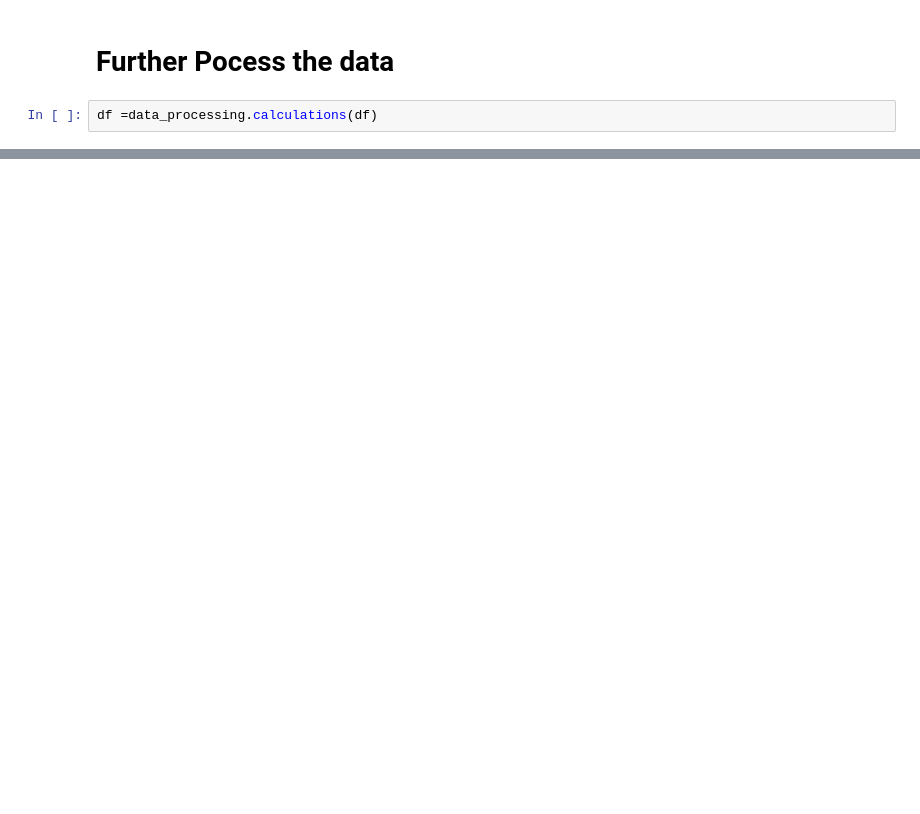
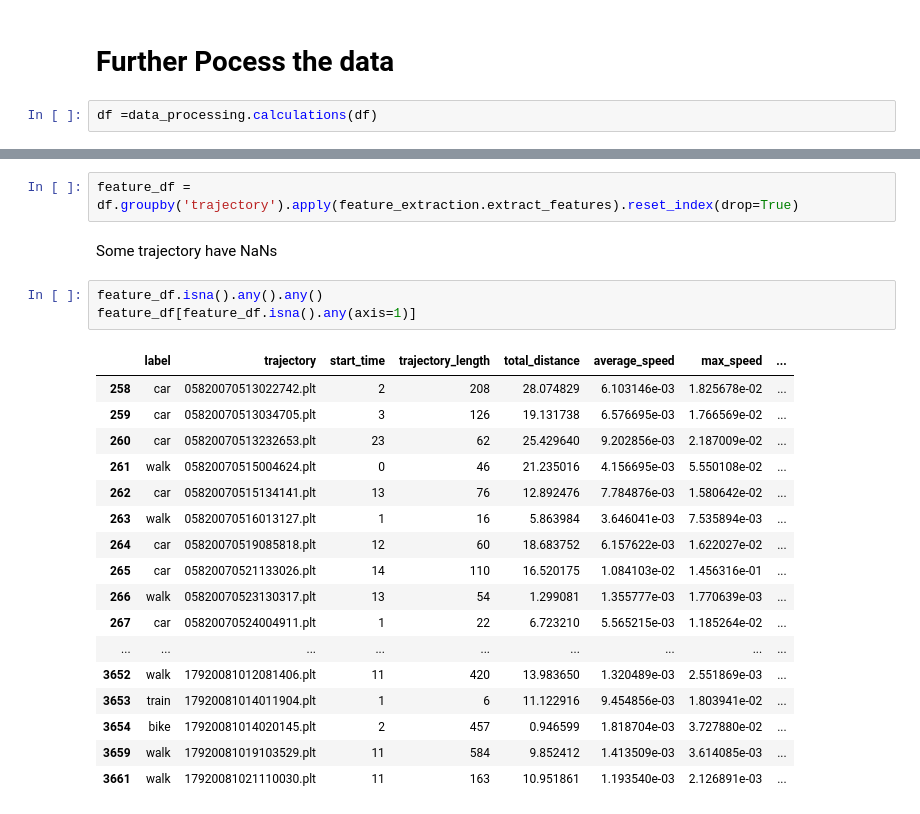
Before and after one commit to benteuu/Masterarbeit-Repo, a Jupyter notebook: data_extraction.ipynb, the cells around one changed output, grey strips where cells are left out. Drawn from its saved outputs; the diff is of its cells as text; blank space fills up the shorter version.

```diff
--- a/data_extraction.ipynb
+++ b/data_extraction.ipynb
@@ -97,0 +195,25 @@ AttributeError: module 'data_processing' has no attribute 'plusfour'
+# %%
+feature_df = df.groupby('trajectory').apply(feature_extraction.extract_features).reset_index(drop=True)
+# %% [markdown]
+Some trajectory have NaNs
+# %%
+feature_df.isna().any().any()
+feature_df[feature_df.isna().any(axis=1)]
+# %% [output]
+|  | label | trajectory | start_time | trajectory_length | total_distance | average_speed | max_speed | ... |
+| 258 | car | 05820070513022742.plt | 2 | 208 | 28.074829 | 6.103146e-03 | 1.825678e-02 | ... |
+| 259 | car | 05820070513034705.plt | 3 | 126 | 19.131738 | 6.576695e-03 | 1.766569e-02 | ... |
+| 260 | car | 05820070513232653.plt | 23 | 62 | 25.429640 | 9.202856e-03 | 2.187009e-02 | ... |
+| 261 | walk | 05820070515004624.plt | 0 | 46 | 21.235016 | 4.156695e-03 | 5.550108e-02 | ... |
+| 262 | car | 05820070515134141.plt | 13 | 76 | 12.892476 | 7.784876e-03 | 1.580642e-02 | ... |
+| 263 | walk | 05820070516013127.plt | 1 | 16 | 5.863984 | 3.646041e-03 | 7.535894e-03 | ... |
+| 264 | car | 05820070519085818.plt | 12 | 60 | 18.683752 | 6.157622e-03 | 1.622027e-02 | ... |
+| 265 | car | 05820070521133026.plt | 14 | 110 | 16.520175 | 1.084103e-02 | 1.456316e-01 | ... |
+| 266 | walk | 05820070523130317.plt | 13 | 54 | 1.299081 | 1.355777e-03 | 1.770639e-03 | ... |
+| 267 | car | 05820070524004911.plt | 1 | 22 | 6.723210 | 5.565215e-03 | 1.185264e-02 | ... |
+| ... | ... | ... | ... | ... | ... | ... | ... | ... |
+| 3652 | walk | 17920081012081406.plt | 11 | 420 | 13.983650 | 1.320489e-03 | 2.551869e-03 | ... |
+| 3653 | train | 17920081014011904.plt | 1 | 6 | 11.122916 | 9.454856e-03 | 1.803941e-02 | ... |
+| 3654 | bike | 17920081014020145.plt | 2 | 457 | 0.946599 | 1.818704e-03 | 3.727880e-02 | ... |
+| 3659 | walk | 17920081019103529.plt | 11 | 584 | 9.852412 | 1.413509e-03 | 3.614085e-03 | ... |
+| 3661 | walk | 17920081021110030.plt | 11 | 163 | 10.951861 | 1.193540e-03 | 2.126891e-03 | ... |
```
Also changed, not shown: parts of 19 cells of this notebook, 14 other files.
